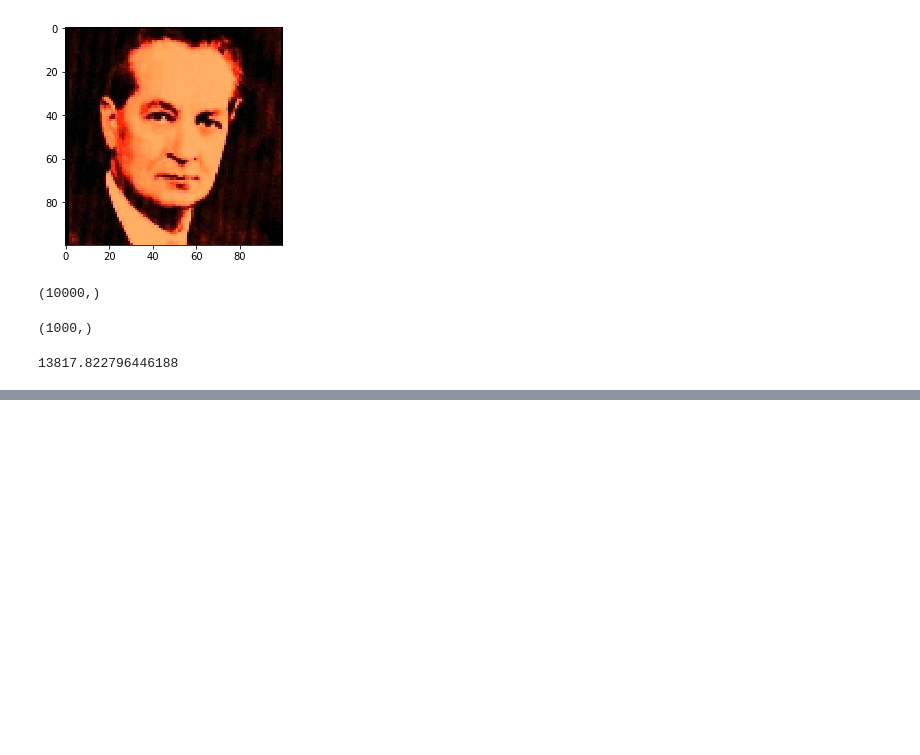
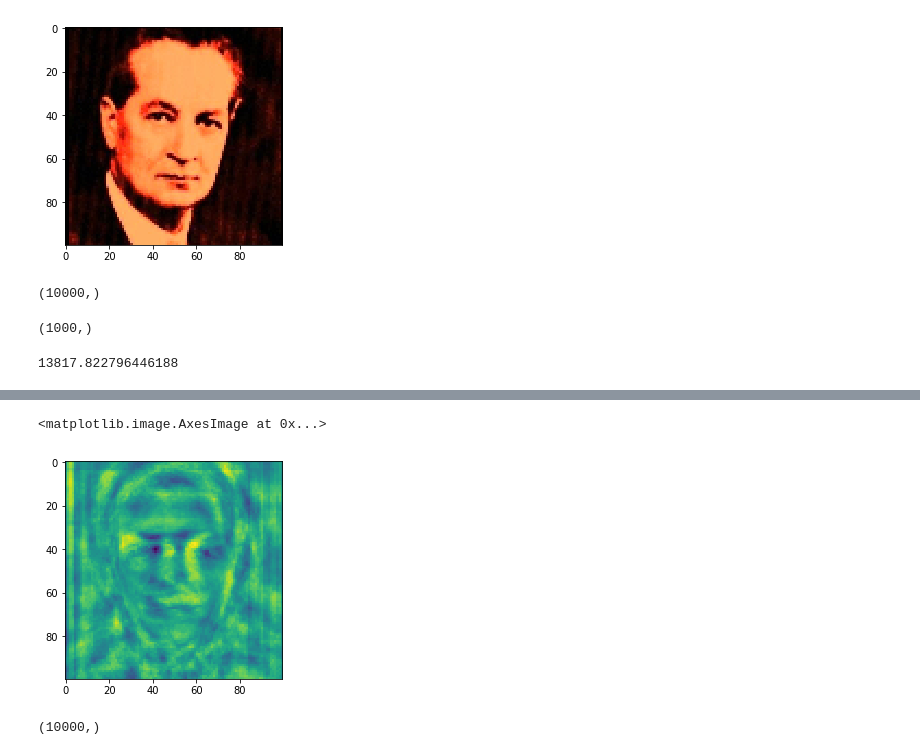
Before and after one commit to apugachev/linear-algebra-project, a Jupyter notebook: SVD.ipynb, the cells around one changed output, grey strips where cells are left out. Cells and saved outputs as stored; diff of their text form; code cells hidden in the pictures; blank space fills up the shorter version.

```diff
--- a/SVD.ipynb
+++ b/SVD.ipynb
@@ -126,0 +269,9 @@ min_val
+# %%
+plt.imshow(U[:,100].reshape(-100,100))
+# %% [output]
+<matplotlib.image.AxesImage at 0x...>
+[figure, added]
+# %%
+imgs_reshaped[:,0].shape
+# %% [output]
+(10000,)
```
Also changed, not shown: parts of 19 cells of this notebook.
